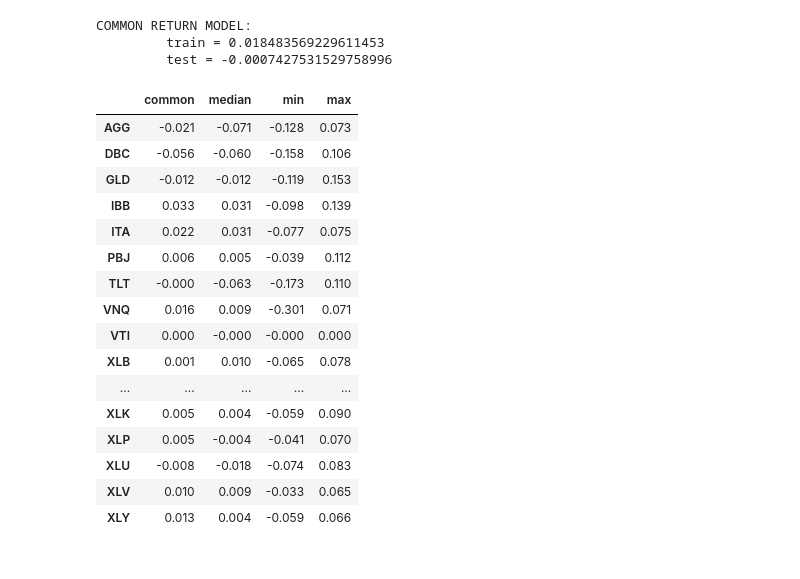
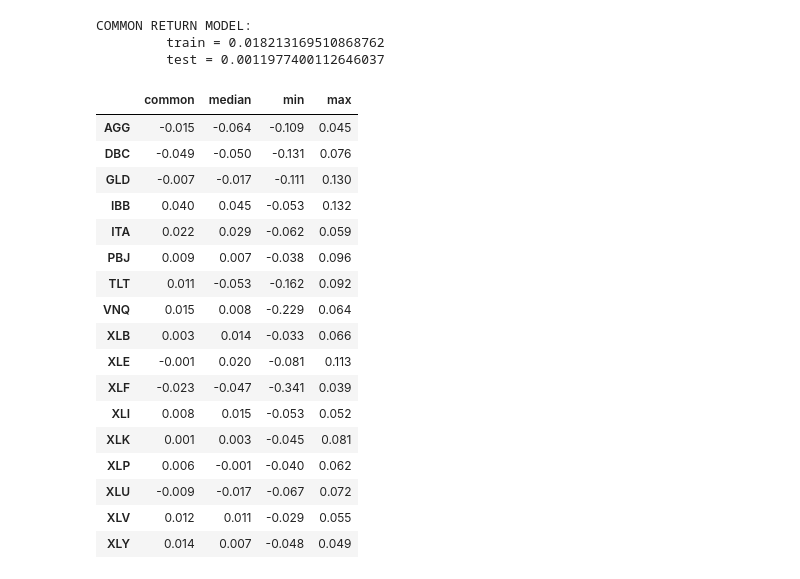
Before and after one commit to cvxgrp/lrsm_portfolio, a Jupyter notebook: model_fitting.ipynb, the cells around one changed output. Cells and saved outputs as stored; diff of their text form; code cells hidden in the pictures.

```diff
--- a/model_fitting.ipynb
+++ b/model_fitting.ipynb
@@ -9,14 +9,14 @@ from utils import *
 
 np.random.seed(0)
 # %%
-Z_train = pd.read_csv("data/Z_train.csv", index_col="Date")
-Z_val = pd.read_csv("data/Z_val.csv", index_col="Date")
+Z_train = pd.read_csv("data/Z_train.csv", index_col="DATE")
+Z_val = pd.read_csv("data/Z_val.csv", index_col="DATE")
 
 Z_train.index = pd.to_datetime(Z_train.index)
 Z_val.index = pd.to_datetime(Z_val.index)
 
-df_train = pd.read_csv("data/df_train.csv", index_col="Date")
-df_val = pd.read_csv("data/df_val.csv", index_col="Date")
+df_train = pd.read_csv("data/df_train.csv", index_col="DATE")
+df_val = pd.read_csv("data/df_val.csv", index_col="DATE")
 
 df_train.index = pd.to_datetime(df_train.index)
 df_val.index = pd.to_datetime(df_val.index)
@@ -26,12 +26,12 @@ num_assets = len(df_train.columns)
 
 start_train = df_train.index[0].strftime("%Y-%m-%d")
 # %%
-kwargs = dict(verbose=False, abs_tol=1e-8, maxiter=1000, rho=10)
+kwargs = dict(verbose=True, abs_tol=1e-6, maxiter=150, rho=1, n_jobs=8)
 
 train_return = get_data_dict(df_Y=df_train, df_Z=Z_train, num_assets=num_assets)
 val_return = get_data_dict(df_Y=df_val, df_Z=Z_val, num_assets=num_assets)
 
-M, local, w1, w2, w3 = 0.01, 0.0075, 10, 50, 5000
+M, local, w1, w2, w3 = 0.01, 0.01, 20, 50, 5000
 
 print(M, local, w1, w2, w3)
 
@@ -80,34 +93,35 @@ print("\t train = {}".format(common_anll_train))
 print("\t test = {}".format(common_anll_test))
 # %% [output]
 COMMON RETURN MODEL:
-         train = 0.018483569229611453
-         test = -0.0007427531529758996
+         train = 0.018213169510868762
+         test = 0.0011977400112646037
 # %%
 rets = pd.DataFrame(data=np.vstack([returns[key] for key in returns.keys()]), columns=df_train.columns)
 tab = rets.describe().loc[["50%", "min", "max"]].rename(index={"50%":"median"})
 tab = tab.T
 tab["common"] = common_return
-tab = tab[["common", "median", "min", "max"]]
+tab = tab[["common", "median", "min", "max"]].drop("VTI")
 
 (tab*100).round(3)
 # %% [output]
 |  | common | median | min | max |
-| AGG | -0.021 | -0.071 | -0.128 | 0.073 |
-| DBC | -0.056 | -0.060 | -0.158 | 0.106 |
-| GLD | -0.012 | -0.012 | -0.119 | 0.153 |
-| IBB | 0.033 | 0.031 | -0.098 | 0.139 |
-| ITA | 0.022 | 0.031 | -0.077 | 0.075 |
-| PBJ | 0.006 | 0.005 | -0.039 | 0.112 |
-| TLT | -0.000 | -0.063 | -0.173 | 0.110 |
-| VNQ | 0.016 | 0.009 | -0.301 | 0.071 |
-| VTI | 0.000 | -0.000 | -0.000 | 0.000 |
-| XLB | 0.001 | 0.010 | -0.065 | 0.078 |
-| ... | ... | ... | ... | ... |
-| XLK | 0.005 | 0.004 | -0.059 | 0.090 |
-| XLP | 0.005 | -0.004 | -0.041 | 0.070 |
-| XLU | -0.008 | -0.018 | -0.074 | 0.083 |
-| XLV | 0.010 | 0.009 | -0.033 | 0.065 |
-| XLY | 0.013 | 0.004 | -0.059 | 0.066 |
+| AGG | -0.015 | -0.064 | -0.109 | 0.045 |
+| DBC | -0.049 | -0.050 | -0.131 | 0.076 |
+| GLD | -0.007 | -0.017 | -0.111 | 0.130 |
+| IBB | 0.040 | 0.045 | -0.053 | 0.132 |
+| ITA | 0.022 | 0.029 | -0.062 | 0.059 |
+| PBJ | 0.009 | 0.007 | -0.038 | 0.096 |
+| TLT | 0.011 | -0.053 | -0.162 | 0.092 |
+| VNQ | 0.015 | 0.008 | -0.229 | 0.064 |
+| XLB | 0.003 | 0.014 | -0.033 | 0.066 |
+| XLE | -0.001 | 0.020 | -0.081 | 0.113 |
+| XLF | -0.023 | -0.047 | -0.341 | 0.039 |
+| XLI | 0.008 | 0.015 | -0.053 | 0.052 |
+| XLK | 0.001 | 0.003 | -0.045 | 0.081 |
+| XLP | 0.006 | -0.001 | -0.040 | 0.062 |
+| XLU | -0.009 | -0.017 | -0.067 | 0.072 |
+| XLV | 0.012 | 0.011 | -0.029 | 0.055 |
+| XLY | 0.014 | 0.007 | -0.048 | 0.049 |
 # %%
 train_cov = get_data_dict(df_Y=df_train, df_Z=Z_train, num_assets=num_assets)
 val_cov = get_data_dict(df_Y=df_val, df_Z=Z_val, num_assets=num_assets)
```
Also changed, not shown: parts of 5 cells of this notebook, 18 other files.
